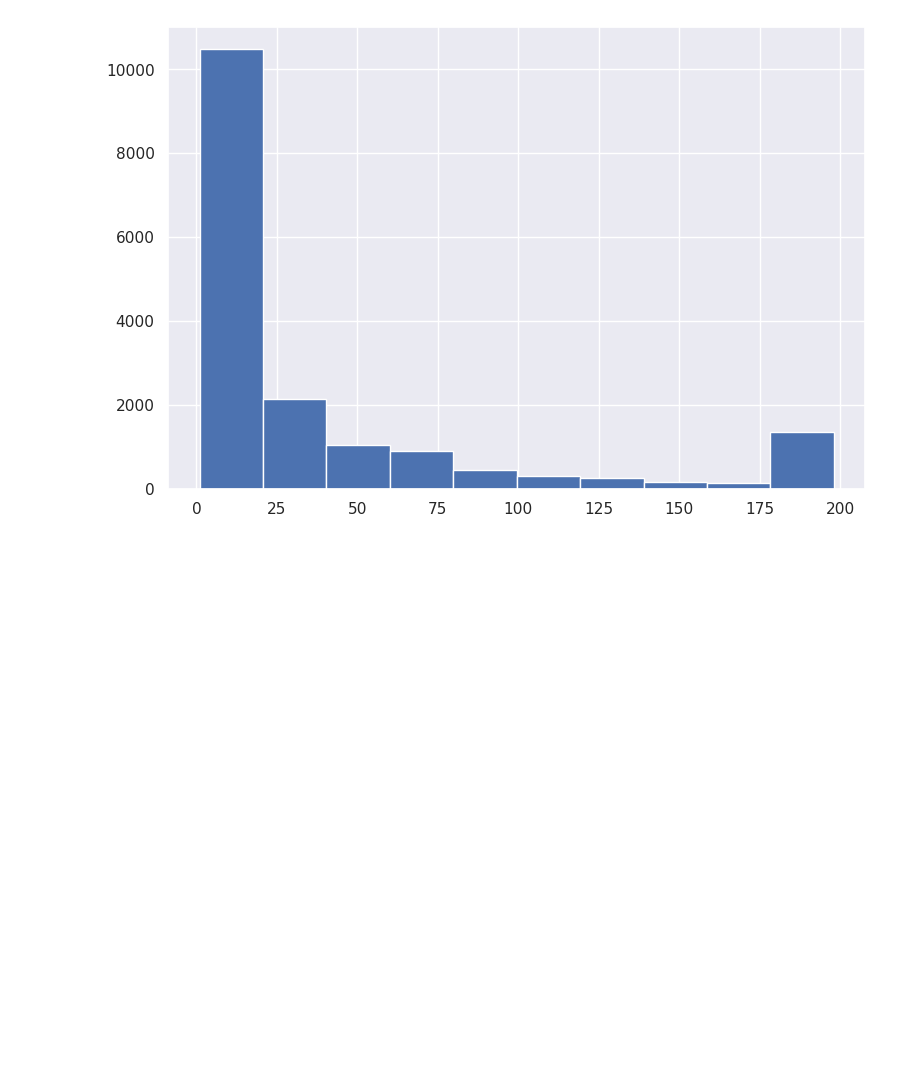
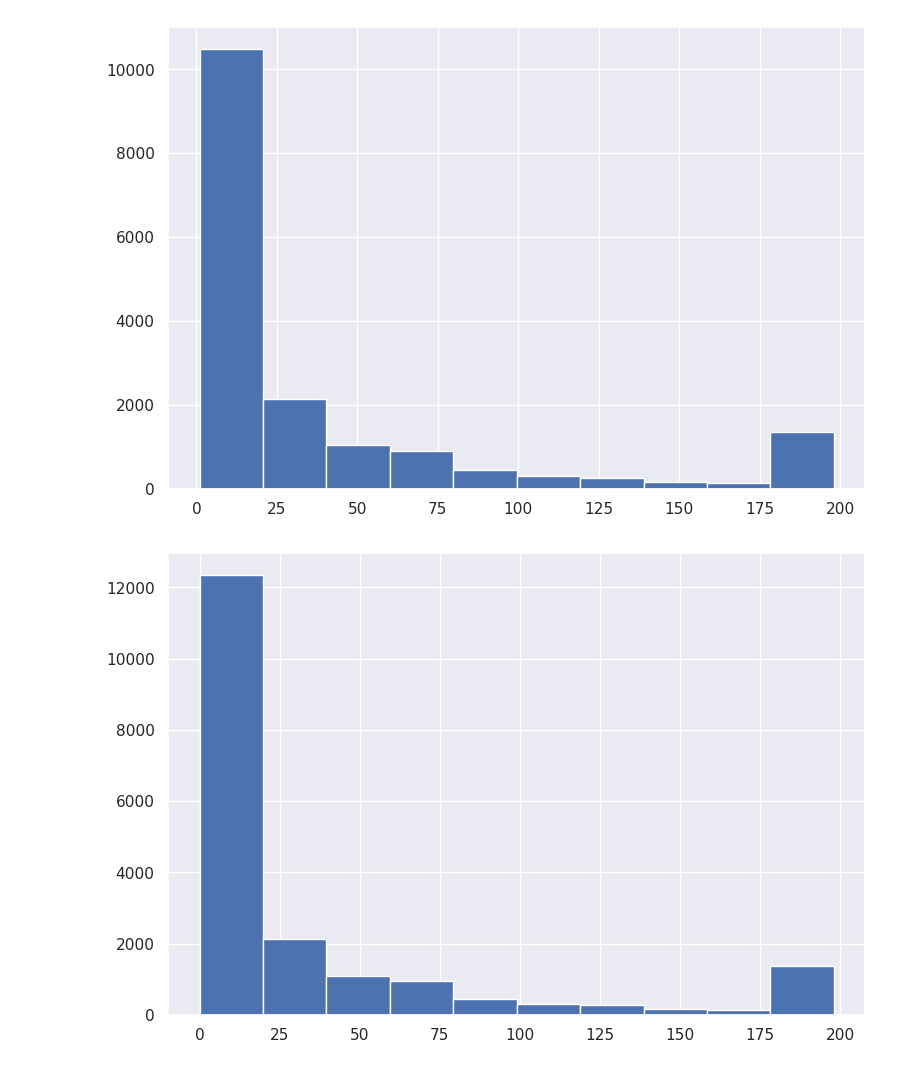
Before and after one commit to a18091986/EDU, a Jupyter notebook: !Projects/1_Удержание пользователей курса Stepik /StepikCourseUsers.ipynb, the cells around one changed output. Drawn from its saved outputs; the diff is of its cells as text; code cells hidden in the pictures; blank space fills up the shorter version.

```diff
--- a/!Projects/1_Удержание пользователей курса Stepik /StepikCourseUsers.ipynb
+++ b/!Projects/1_Удержание пользователей курса Stepik /StepikCourseUsers.ipynb
@@ -79,7 +79,9 @@ events_data[events_data['action'] == 'passed'].user_id.nunique(), events_data.us
 # %%
 events_data.pivot_table(index='user_id',
                         columns='action',
                         values='step_id',
                         aggfunc='count',
                         fill_value=0
-                       ).reset_index()
+                       ).reset_index().passed.hist();
+# %% [output]
+[figure, added]
```
Also changed, not shown: 47 other files.
